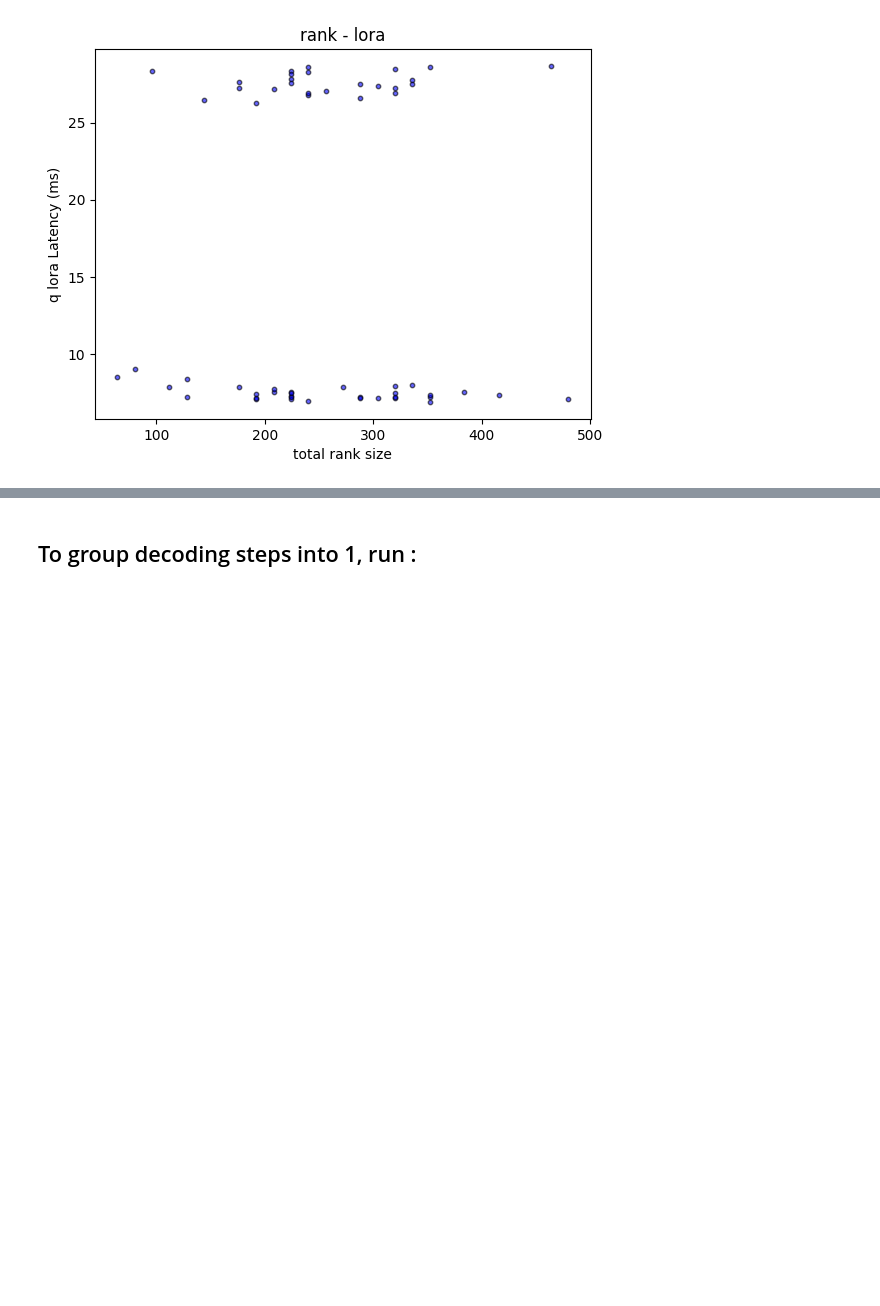
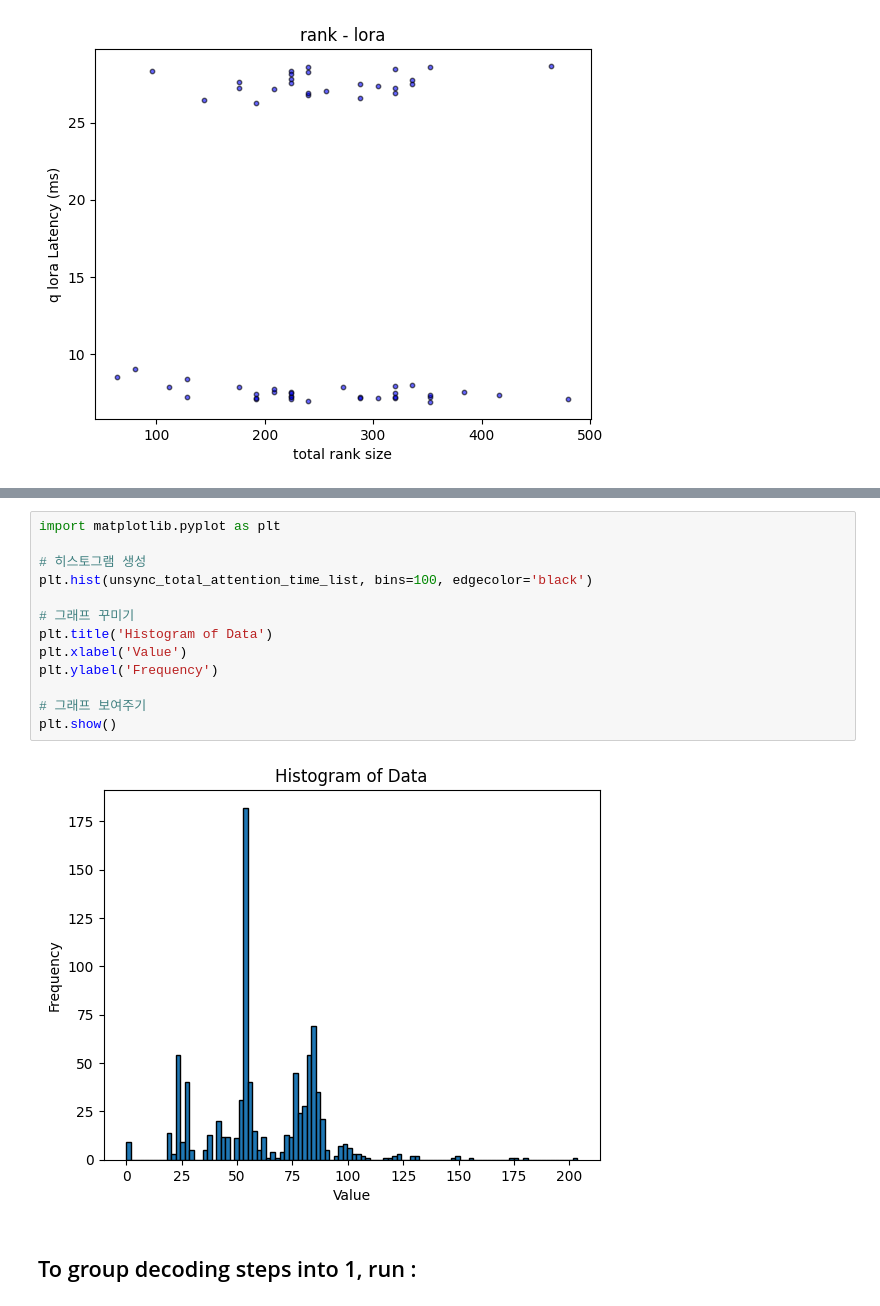
Before and after one commit to sgjeon194/S-LoRA_Analysis, a Jupyter notebook: Logs/timeDataParser.ipynb, the cells around one changed output, grey strips where cells are left out. Saved outputs shown, nothing was run; the diff lists cells and outputs as text; blank space fills up the shorter version.

```diff
--- a/Logs/timeDataParser.ipynb
+++ b/Logs/timeDataParser.ipynb
@@ -530,3 +589,18 @@ plot_rank_and_lora_relationship(prefill_steps)
+# %%
+import matplotlib.pyplot as plt
+
+# 히스토그램 생성
+plt.hist(unsync_total_attention_time_list, bins=100, edgecolor='black')
+
+# 그래프 꾸미기
+plt.title('Histogram of Data')
+plt.xlabel('Value')
+plt.ylabel('Frequency')
+
+# 그래프 보여주기
+plt.show()
+# %% [output]
+[figure, added]
 # %% [markdown]
 ## To group decoding steps into 1, run :
 # %%
```
Also changed, not shown: parts of 14 cells of this notebook.
